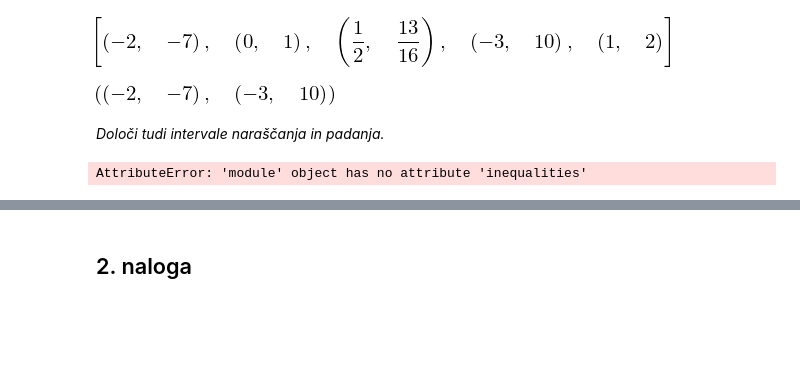
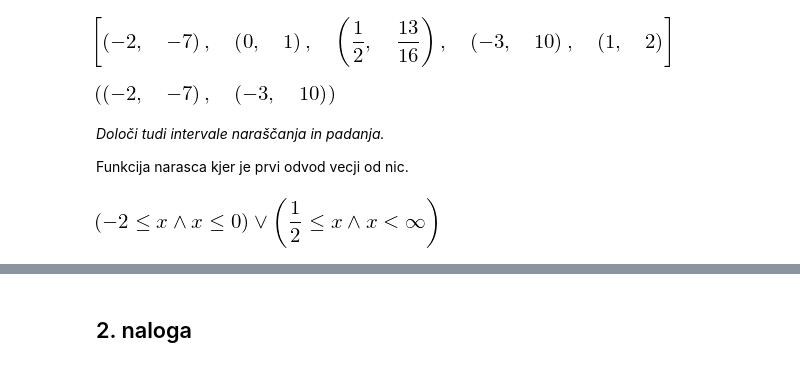
Before and after one commit to mrcinv/matpy, a Jupyter notebook: oma/kolokviji/OMA, 2. kolokvij, 2011_2012.ipynb, the cells around one changed output, grey strips where cells are left out. Drawn from its saved outputs; the diff is of its cells as text; code cells hidden in the pictures; blank space fills up the shorter version.

```diff
--- a/oma/kolokviji/OMA, 2. kolokvij, 2011_2012.ipynb
+++ b/oma/kolokviji/OMA, 2. kolokvij, 2011_2012.ipynb
@@ -13,7 +22,7 @@ sympy.init_printing()
 $$f(x) = x^4 + 2x^3 - 2x^2 + 1.$$*
 # %%
 f = lambda x: x**4 + 2*x**3 - 2*x**2 + 1
-x = sympy.Symbol('x')
+x = sympy.Symbol('x', real=True)
 # %% [markdown]
 Kandadati za ekstreme so stacionarne točke in krajišči našega intervala. Stacionarne točke poiščemo z rešitvijo enačbe $f'(x)=0$.
 # %%
@@ -39,8 +48,9 @@ min(points, key=lambda point: point[1]), max(points, key=lambda point: point[1])
 [figure]
 # %% [markdown]
 *Določi tudi intervale naraščanja in padanja.*
+
+Funkcija narasca kjer je prvi odvod vecji od nic.
-# %%
-f(x).diff(x, x)
-sympy.solvers.inequalities
-# %% [output]
-AttributeError: 'module' object has no attribute 'inequalities'
+# %%
+sympy.solvers.reduce_inequalities([f(x).diff(x) > 0])
+# %% [output]
+[figure, added]
```
Also changed, not shown: parts of 38 cells of this notebook, 2 other files.
